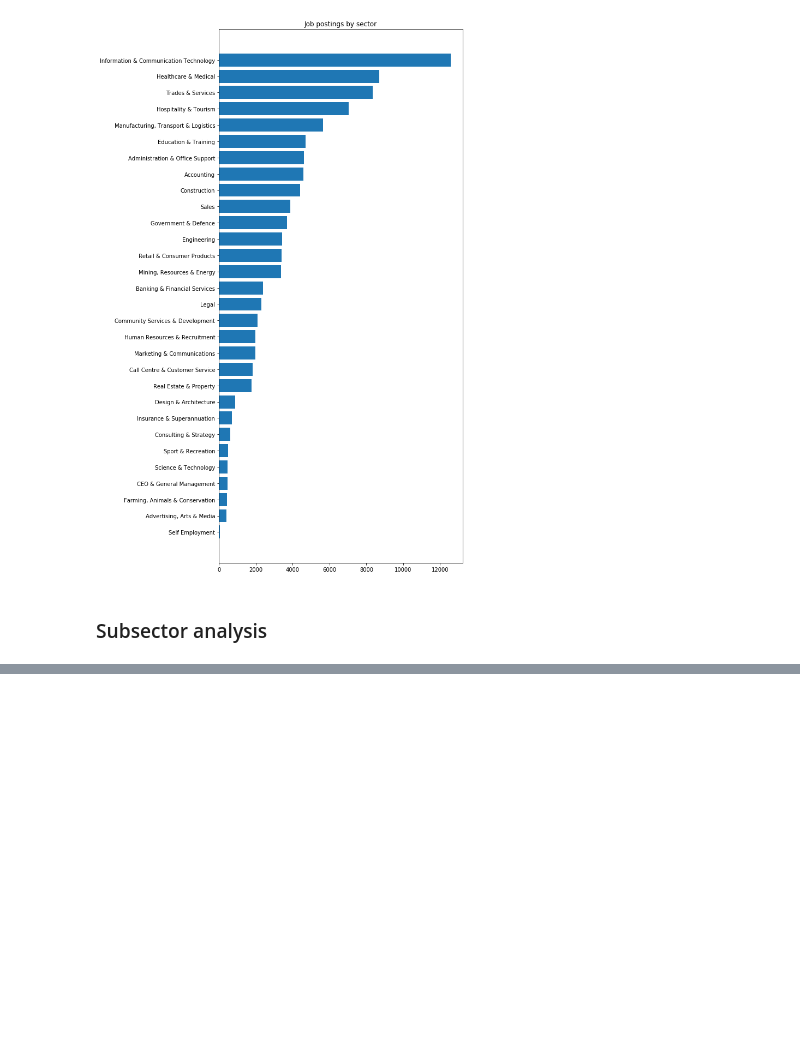
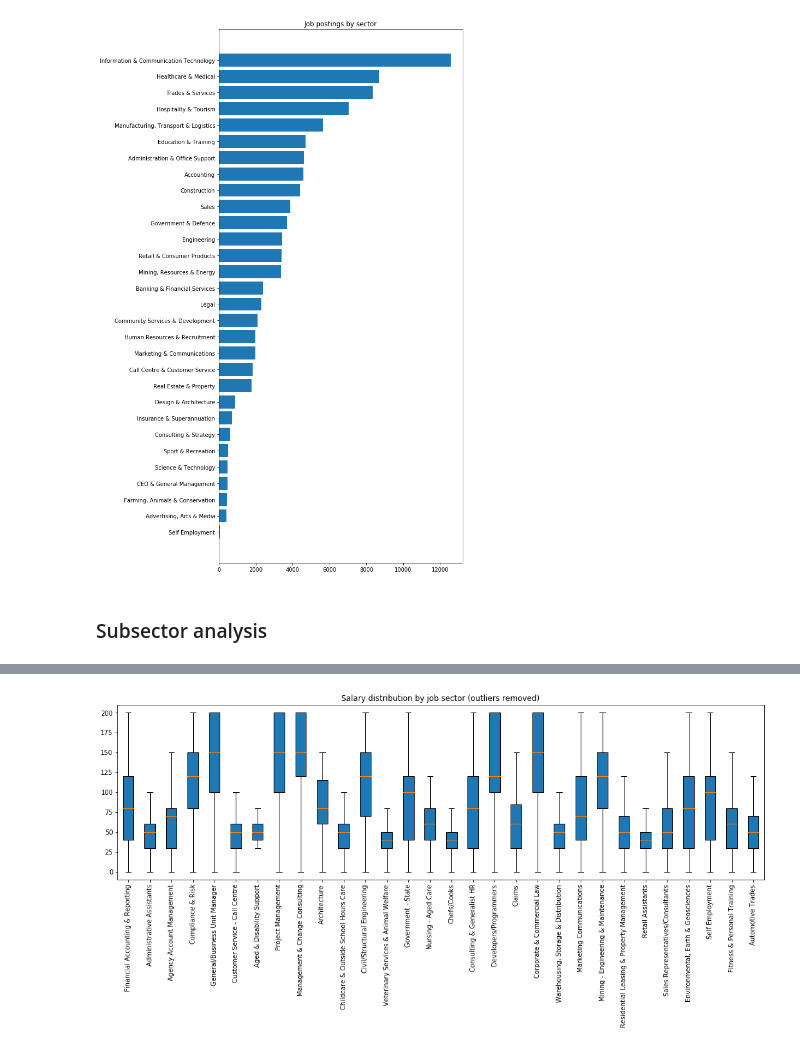
Before and after one commit to ryan-lewin/australian_job_market_data_analysis, a Jupyter notebook: big_data_analytics_using_python.ipynb, the cells around one changed output, grey strips where cells are left out. Cells and saved outputs as stored; diff of their text form; code cells hidden in the pictures; blank space fills up the shorter version.

```diff
--- a/big_data_analytics_using_python.ipynb
+++ b/big_data_analytics_using_python.ipynb
@@ -203,0 +239,19 @@ plt.show()
+# %%
+salary_sub = sect_tops.groupby(['SubClassification'])
+# %%
+box_plot_data = []
+#sectors = [x for x in top_subs]
+sectors = [x for x in top_subs['SubClassification']]
+for sector in sectors:
+    x = salary_sub.get_group(sector)
+    low = x['LowestSalary'].tolist()
+    high = x['HighestSalary'].tolist()
+    box_plot_data.append(low + high)
+# %%
+fig, ax = plt.subplots(figsize=(18,5))
+ax.boxplot(box_plot_data,patch_artist=True,labels=sectors, sym='', widths=(.5))
+plt.xticks(rotation=90)
+plt.title('Salary distribution by job sector (outliers removed)')
+plt.show()
+# %% [output]
+[figure, added]
```
Also changed, not shown: parts of 8 cells of this notebook.
